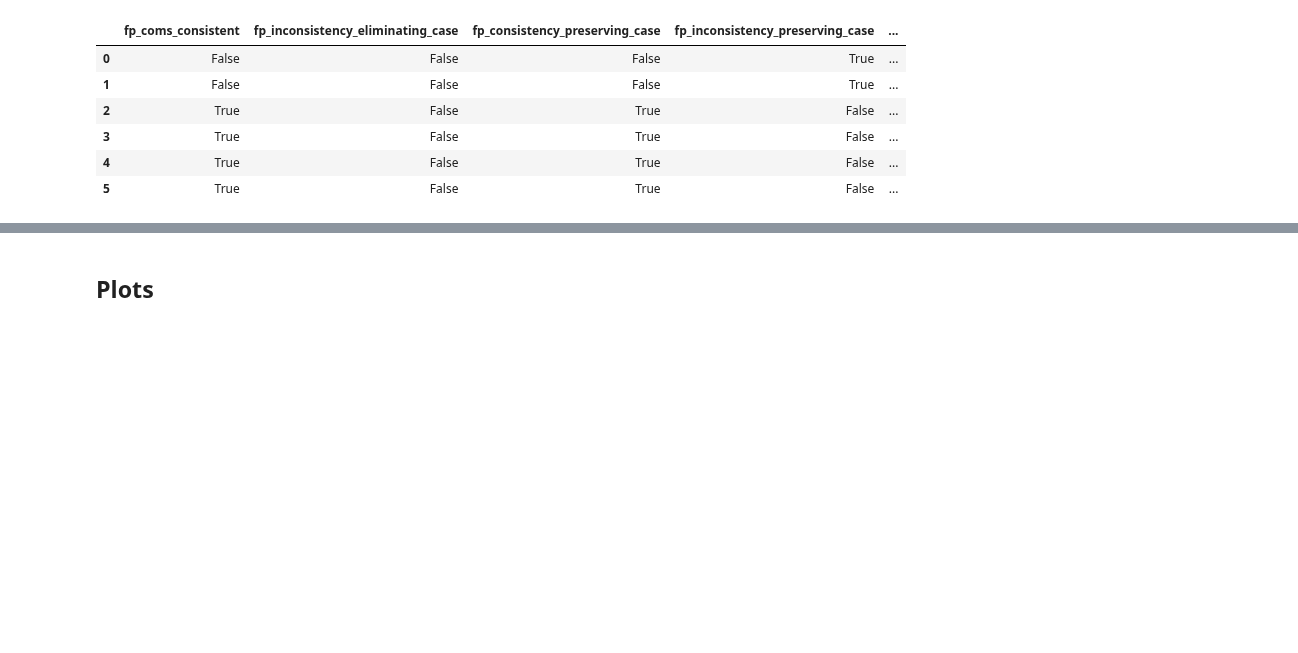
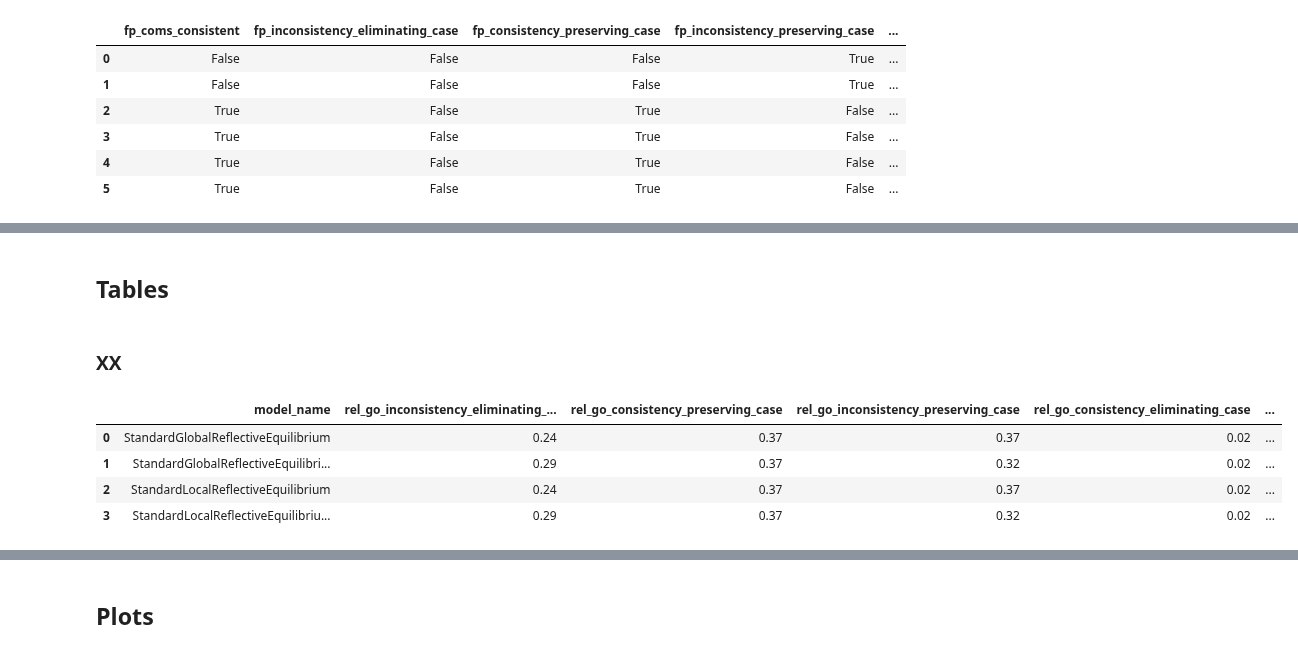
Before and after one commit to re-models/re-technical-report, a Jupyter notebook: notebooks/data_analysis_chapter_commitment-consistency.ipynb, the cells around one changed output, grey strips where cells are left out. Saved outputs shown, nothing was run; the diff lists cells and outputs as text; code cells hidden in the pictures; blank space fills up the shorter version.

```diff
--- a/notebooks/data_analysis_chapter_commitment-consistency.ipynb
+++ b/notebooks/data_analysis_chapter_commitment-consistency.ipynb
@@ -78,9 +91,7 @@ re_data_unique_setups = re_data.drop_duplicates(["model_name",
                          'weight_account',
                          'weight_systematicity',
                          'weight_faithfulness',
-                         'init_coms',
-                         #'fixed_point_coms',
-                         #'fixed_point_theory'
+                         'init_coms'
                         ])
 
 # restrict to relevant columns
@@ -227,8 +240,11 @@ go_result_df = exploded_go_data[['model_name',
                                  'go_inconsistency_eliminating_case',
                                  'go_consistency_preserving_case',
                                  'go_inconsistency_preserving_case',
-                                 'go_consistency_eliminating_case']].groupby(grouping).agg('sum')
+                                 'go_consistency_eliminating_case']].groupby(grouping).agg('sum').reset_index()
 
-go_result_df['n_global_optima'] = go_result_df.apply(lambda x: sum(x) , axis=1)
+go_result_df['n_global_optima'] = go_result_df.apply(lambda x: sum(x[col] for col in ['go_inconsistency_eliminating_case',
+                                 'go_consistency_preserving_case',
+                                 'go_inconsistency_preserving_case',
+                                 'go_consistency_eliminating_case']) , axis=1)
 
-go_result_df.reset_index(inplace=True)
+#go_result_df.reset_index(inplace=True)
@@ -258,0 +285,4 @@ fp_result_df.reset_index(inplace=True)
+# %% [markdown]
+## Tables
+# %% [markdown]
+### XX
@@ -258,0 +338,19 @@ fp_result_df.reset_index(inplace=True)
+# %%
+go_overall_results = go_result_df.groupby(['model_name',
+                     #'ds',
+                     #'init_coms',
+                     #'weight_account',
+                     #'weight_systematicity'
+                     ])[["rel_go_inconsistency_eliminating_case",
+                         "rel_go_consistency_preserving_case",
+                         "rel_go_inconsistency_preserving_case",
+                         "rel_go_consistency_eliminating_case"]].mean().round(2).reset_index()
+# %%
+overall_result_df = go_overall_results.join(fp_overall_results.set_index("model_name"), on="model_name")
+overall_result_df
+# %% [output]
+|  | model_name | rel_go_inconsistency_eliminating_... | rel_go_consistency_preserving_case | rel_go_inconsistency_preserving_case | rel_go_consistency_eliminating_case | ... |
+| 0 | StandardGlobalReflectiveEquilibrium | 0.24 | 0.37 | 0.37 | 0.02 | ... |
+| 1 | StandardGlobalReflectiveEquilibri... | 0.29 | 0.37 | 0.32 | 0.02 | ... |
+| 2 | StandardLocalReflectiveEquilibrium | 0.24 | 0.37 | 0.37 | 0.02 | ... |
+| 3 | StandardLocalReflectiveEquilibriu... | 0.29 | 0.37 | 0.32 | 0.02 | ... |
```
Also changed, not shown: parts of 24 cells of this notebook.
